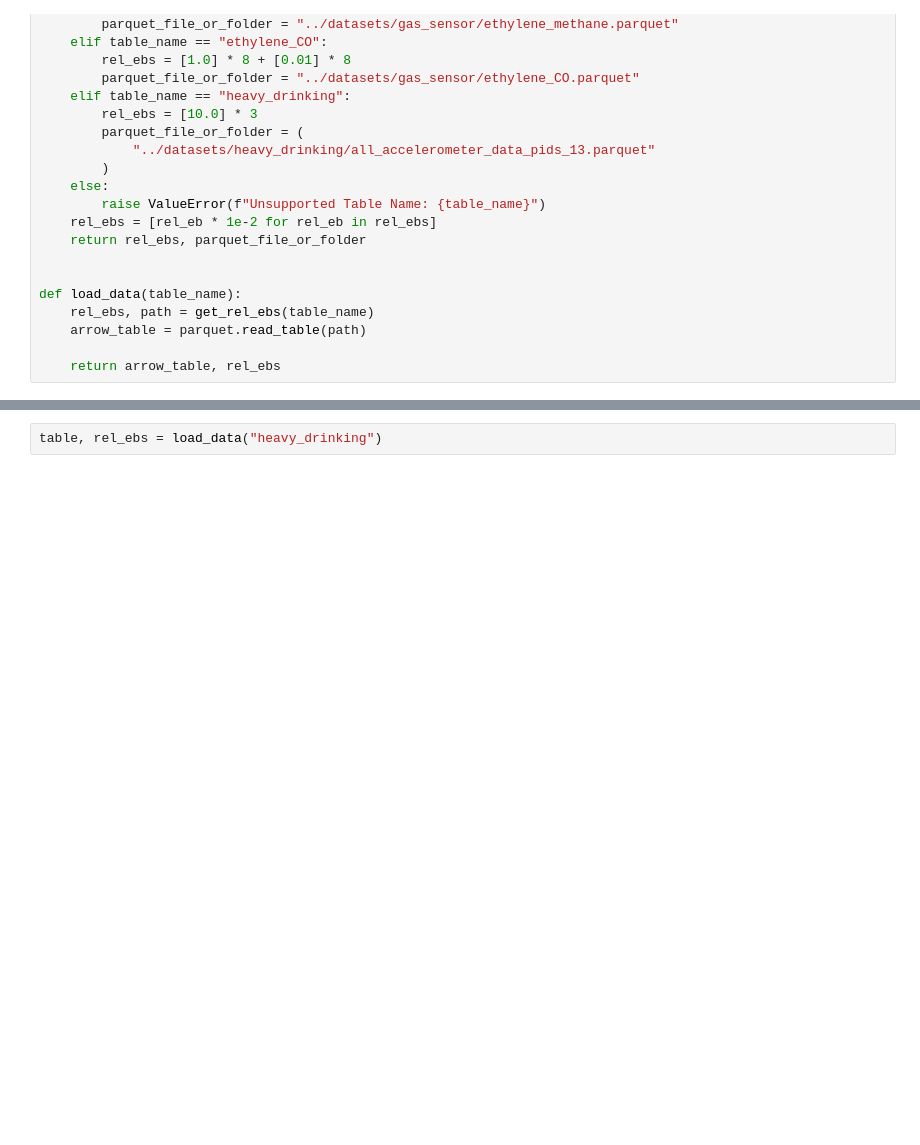
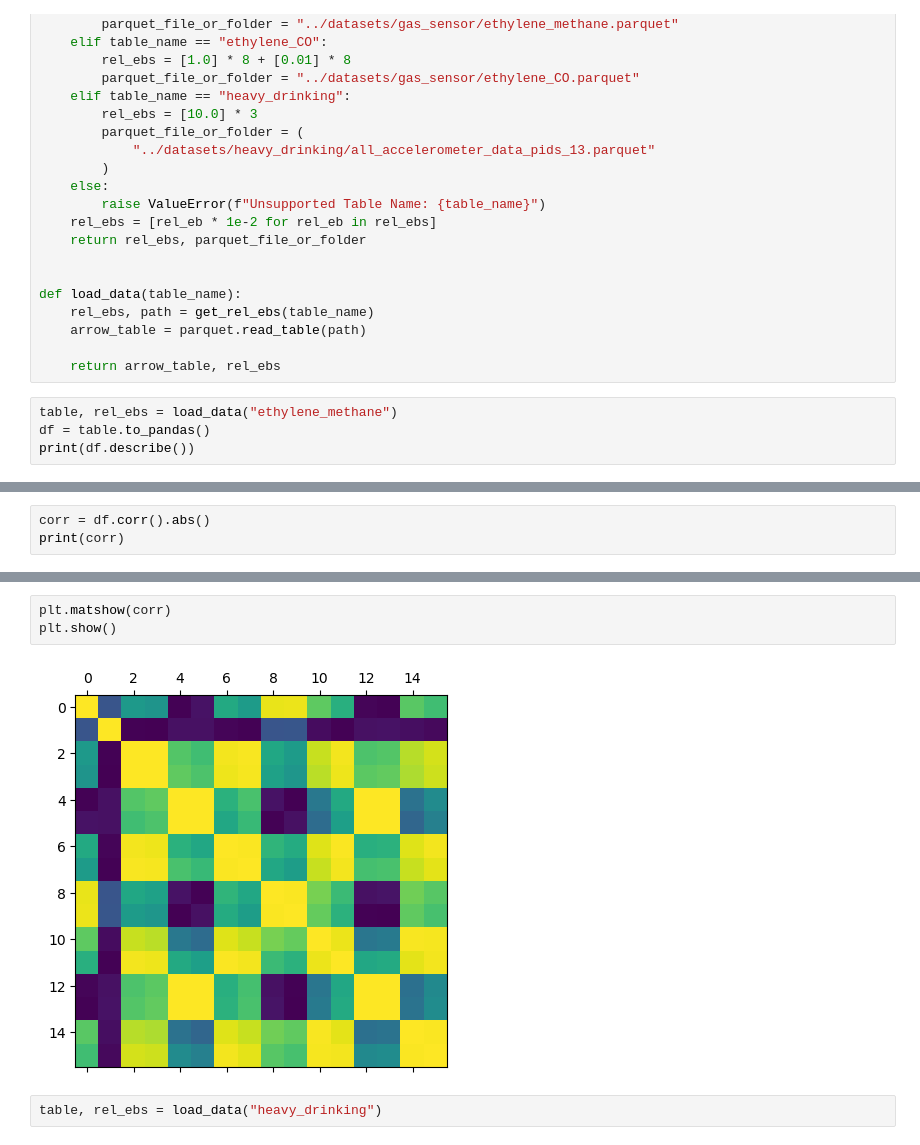
Before and after one commit to asu-cactus/DeepMapping-TS, a Jupyter notebook: notebooks/analyze.ipynb, the cells around one changed output, grey strips where cells are left out. Saved outputs shown, nothing was run; the diff lists cells and outputs as text; blank space fills up the shorter version.

```diff
--- a/notebooks/analyze.ipynb
+++ b/notebooks/analyze.ipynb
@@ -30,3 +30,7 @@ def load_data(table_name):
     arrow_table = parquet.read_table(path)
 
     return arrow_table, rel_ebs
+# %%
+table, rel_ebs = load_data("ethylene_methane")
+df = table.to_pandas()
+print(df.describe())
@@ -32,0 +55,3 @@ def load_data(table_name):
+# %%
+corr = df.corr().abs()
+print(corr)
@@ -33,3 +76,8 @@ def load_data(table_name):
+# %%
+plt.matshow(corr)
+plt.show()
+# %% [output]
+[figure, added]
 # %%
 table, rel_ebs = load_data("heavy_drinking")
 # %%
```
Also changed, not shown: parts of 3 cells of this notebook, 7 other files.
